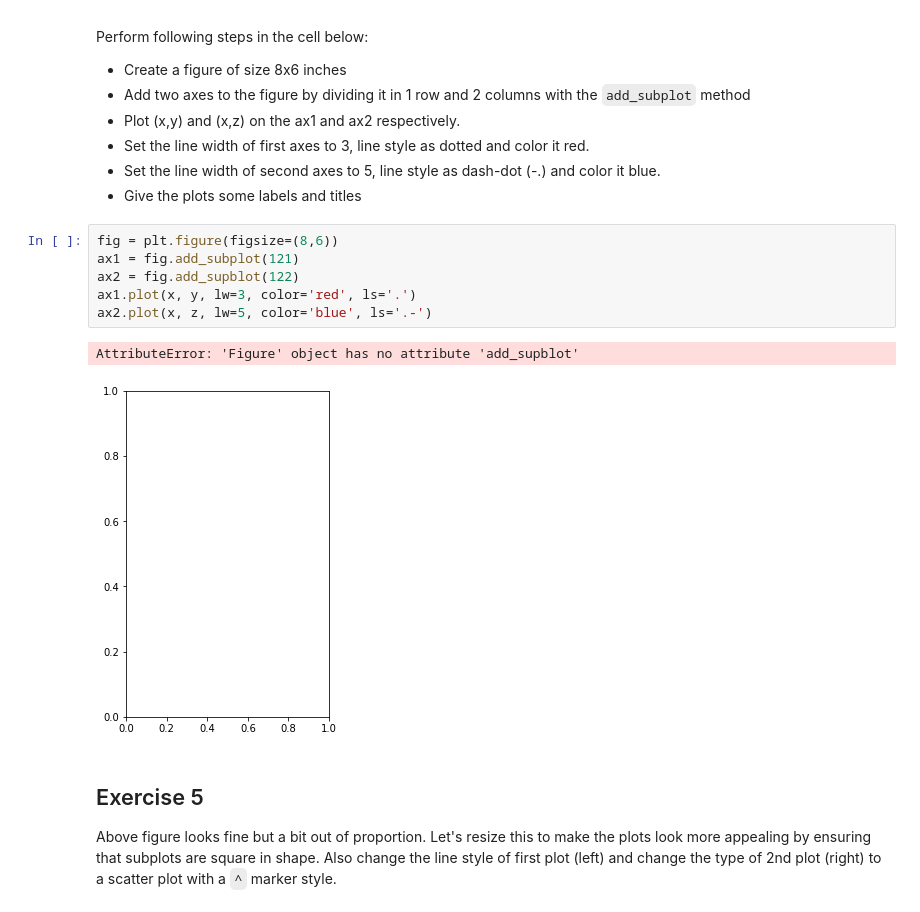
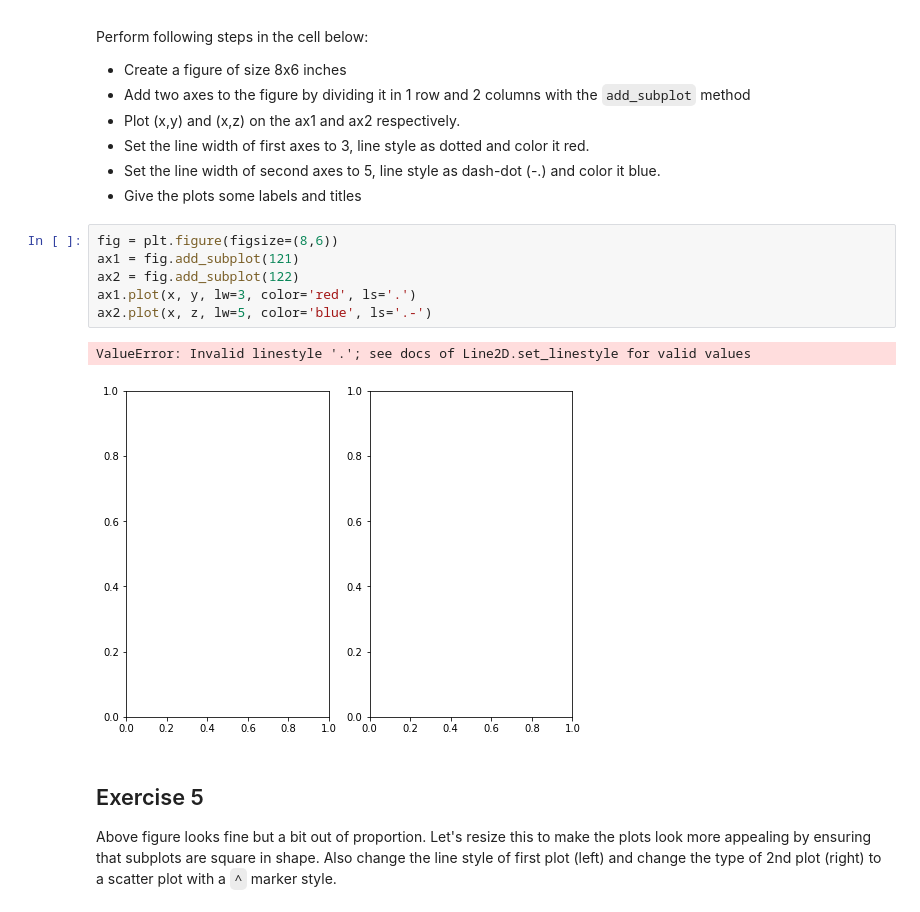
Before and after one commit to kathrinv/dsc-more-practice-with-matplotlib-lab-nyc-ds-082619, a Jupyter notebook: index.ipynb, the cells around one changed output. Cells and saved outputs as stored; diff of their text form.

```diff
--- a/index.ipynb
+++ b/index.ipynb
@@ -119,12 +119,12 @@ Perform following steps in the cell below:
 # %%
 fig = plt.figure(figsize=(8,6))
 ax1 = fig.add_subplot(121)
-ax2 = fig.add_supblot(122)
+ax2 = fig.add_subplot(122)
 ax1.plot(x, y, lw=3, color='red', ls='.')
 ax2.plot(x, z, lw=5, color='blue', ls='.-')
 # %% [output]
-AttributeError: 'Figure' object has no attribute 'add_supblot'
+ValueError: Invalid linestyle '.'; see docs of Line2D.set_linestyle for valid values
-[figure, old version]
+[figure, new version]
 # %% [markdown]
 ## Exercise 5
 
```
